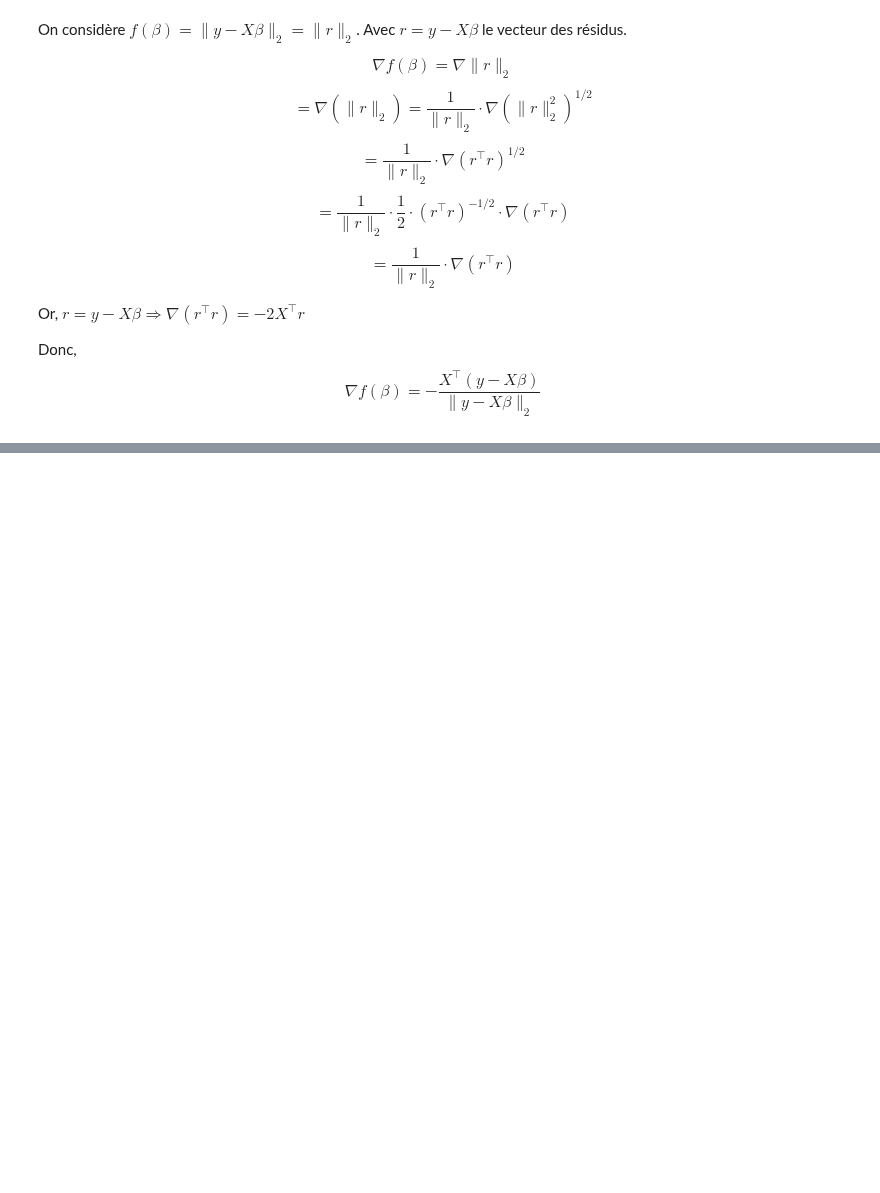
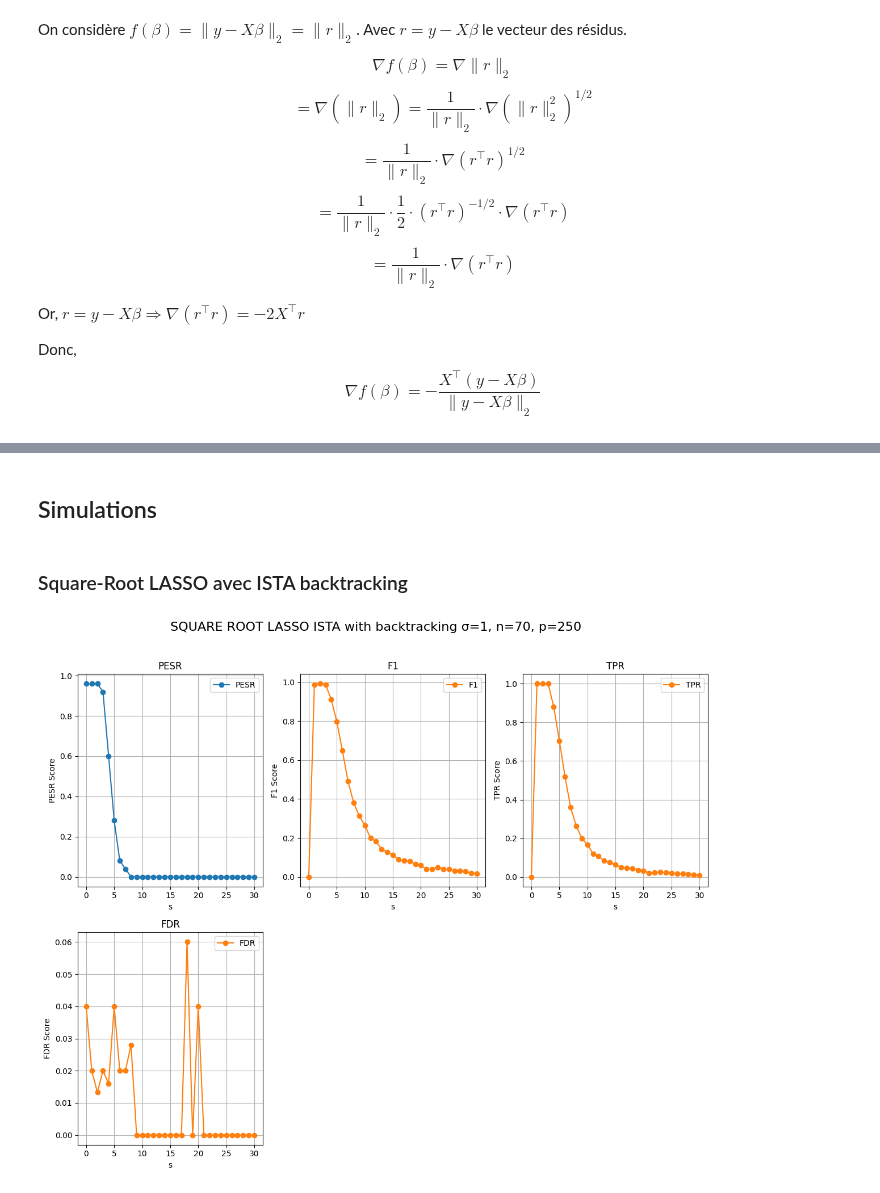
Before and after one commit to AymenBlk/STAGE-GENEVE, a Jupyter notebook: AYMEN/EXPLORATION/CAS LINEAIRE/SR-LASSO/Basis.ipynb, the cells around one changed output, grey strips where cells are left out. Saved outputs shown, nothing was run; the diff lists cells and outputs as text; code cells hidden in the pictures; blank space fills up the shorter version.

```diff
--- a/AYMEN/EXPLORATION/CAS LINEAIRE/SR-LASSO/Basis.ipynb
+++ b/AYMEN/EXPLORATION/CAS LINEAIRE/SR-LASSO/Basis.ipynb
@@ -42,0 +182,40 @@ $$\boxed{ \nabla f(\beta) = - \frac{X^\top (y - X\beta)}{\|y - X\beta\|_2} }$$
+# %% [markdown]
+## Simulations
+# %%
+n = 70
+p = 250
+list_s = range(0, 31)
+
+sigma = 1
+
+simu_iter=25
+qut_iter=1000
+max_iter=10000
+tol=1e-8
+
+seed=43
+# %% [markdown]
+### Square-Root LASSO avec ISTA backtracking
+# %%
+from simulations import SimulationSquareRootLassoIstaBacktracking
+
+Sim = SimulationSquareRootLassoIstaBacktracking(
+    n = n,
+    p = p,
+    list_s = list_s,
+    sigma = sigma,
+    simu_iter = simu_iter,
+    qut_iter = qut_iter,
+    max_iter = max_iter,
+    tol = tol,
+    seed = seed,
+    verbose=False
+)
+
+Sim.L0 = 1
+
+Sim.run()
+
+Sim.plot()
+# %% [output]
+[figure, added]
```
Also changed, not shown: parts of 9 cells of this notebook, 5 other files.
